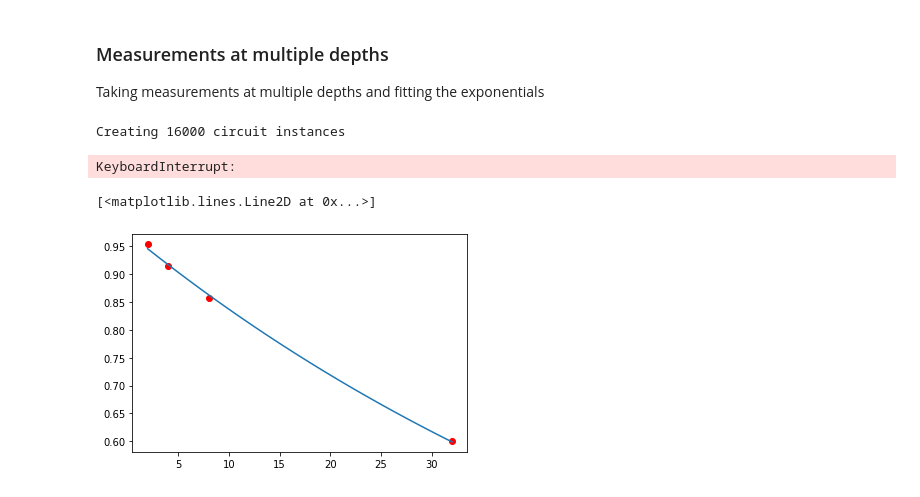
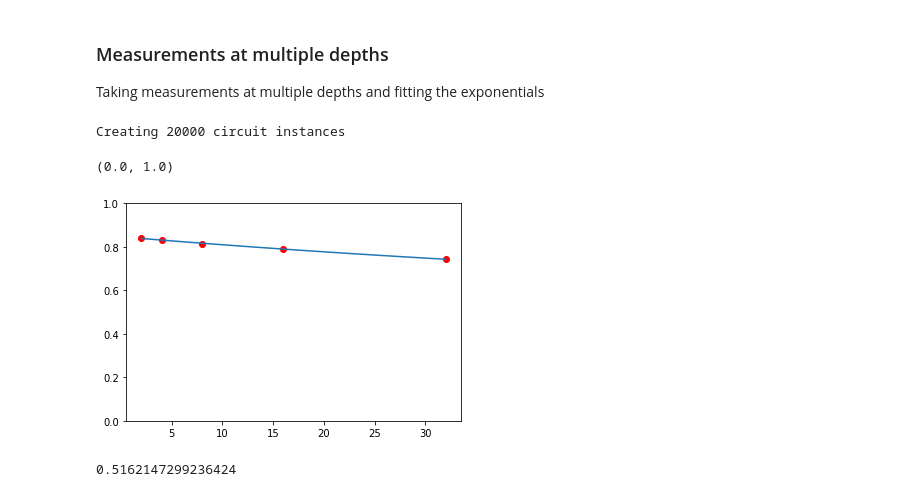
Before and after one commit to benmcdonough20/NEPEC_on_Hardware, a Jupyter notebook: two_qubit_PEC/pauli_twirl.ipynb, the cells around one changed output. Drawn from its saved outputs; the diff is of its cells as text; code cells hidden in the pictures.

```diff
--- a/two_qubit_PEC/pauli_twirl.ipynb
+++ b/two_qubit_PEC/pauli_twirl.ipynb
@@ -416,4 +417,5 @@ q_1: ─┤ id.h.z ├─░─┤ z.z ├──░─┤ z.SdagH.id ├
 # %%
-backend = FakeLondonV2()
-transpile(sglp.get_circuit(), backend).draw()
+london = FakeLondon()
+backend = AerSimulator.from_backend(london)
+transpile(sglp.get_circuit(), backend, optimization_level=0).draw()
 # %% [output]
@@ -463,9 +472,8 @@ print(total/shots/2**2)
 ### Measurements at multiple depths
 Taking measurements at multiple depths and fitting the exponentials
 # %%
-backend = FakeLondonV2()
 n = 2
-depths = [2,4,16,128]
+depths = [2,4,8,16,32]
 shots = 1000
 num_circuits = shots*len(depths)*2**n
 print("Creating", num_circuits, "circuit instances")
@@ -481,24 +489,20 @@ for k in depths:
             instances.append((qc, sglp.get_metadata()))
             progressBar(depths.index(k)*shots*2**n+shots*j+i+1, num_circuits)
 # %% [output]
-Creating 16000 circuit instances
+Creating 20000 circuit instances
 # %%
-from multiprocessing.pool import ThreadPool
 transpiled_circs = []
 
-with ThreadPool(24) as pool:
-    transpiled_circs = pool.map(lambda x : (transpile(x[0], backend, basis_gates = basis_gates), x[1]), instances)
+for i,(circ, metadata) in enumerate(instances):
+    transpiled_circs.append((transpile(circ, backend, optimization_level = 0), metadata))
+    progressBar(i+1, num_circuits)
-# %% [output]
-KeyboardInterrupt:
 # %%
-def get_result(transpiled_circ):
-    result = backend.run(transpiled_circ[0], shots = 1, noise_model = error_model).result().get_counts()
+results = []
+for i,(circ, metadata) in enumerate(transpiled_circs):
+    result = backend.run(circ, shots = 1).result().get_counts()
     count = list(result.keys())[0]
-    return ((count, transpiled_circ[1]))
-
-results = []
-with ThreadPool(24) as pool:
-    results = pool.map(get_result, transpiled_circs)
+    results.append((count, metadata))
+    progressBar(i+1, num_circuits)
 # %%
 values = dict(zip(depths, np.zeros([len(depths)])))
 for result, metadata in results:
@@ -509,8 +513,13 @@ popt, pcov = curve_fit(lambda x,a,b,c : a*np.exp(-b*x)+c, depths, list(values.va
 # %%
 yrange = list(values.values())
 xrange = np.linspace(np.min(depths), np.max(depths))
 plt.plot(depths, yrange, 'ro')
 plt.plot(xrange, popt[0]*np.exp(-popt[1]*xrange)+popt[2])
+plt.ylim([0,1])
 # %% [output]
-[<matplotlib.lines.Line2D at 0x...>]
+(0.0, 1.0)
-[figure, old version]
+[figure, new version]
+# %%
+popt[2]
+# %% [output]
+0.5162147299236424
```
Also changed, not shown: parts of 7 cells of this notebook, 3 other files.
